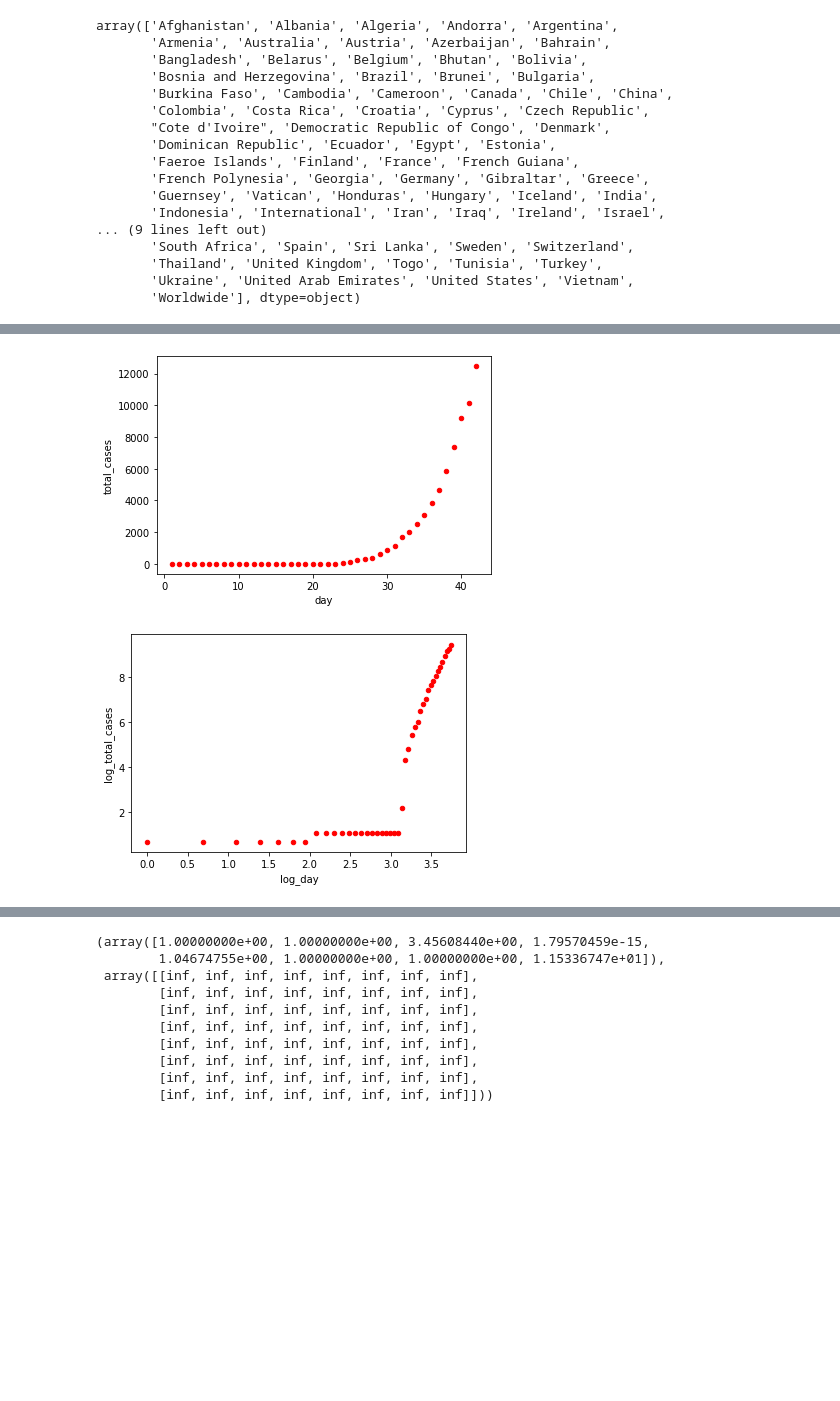
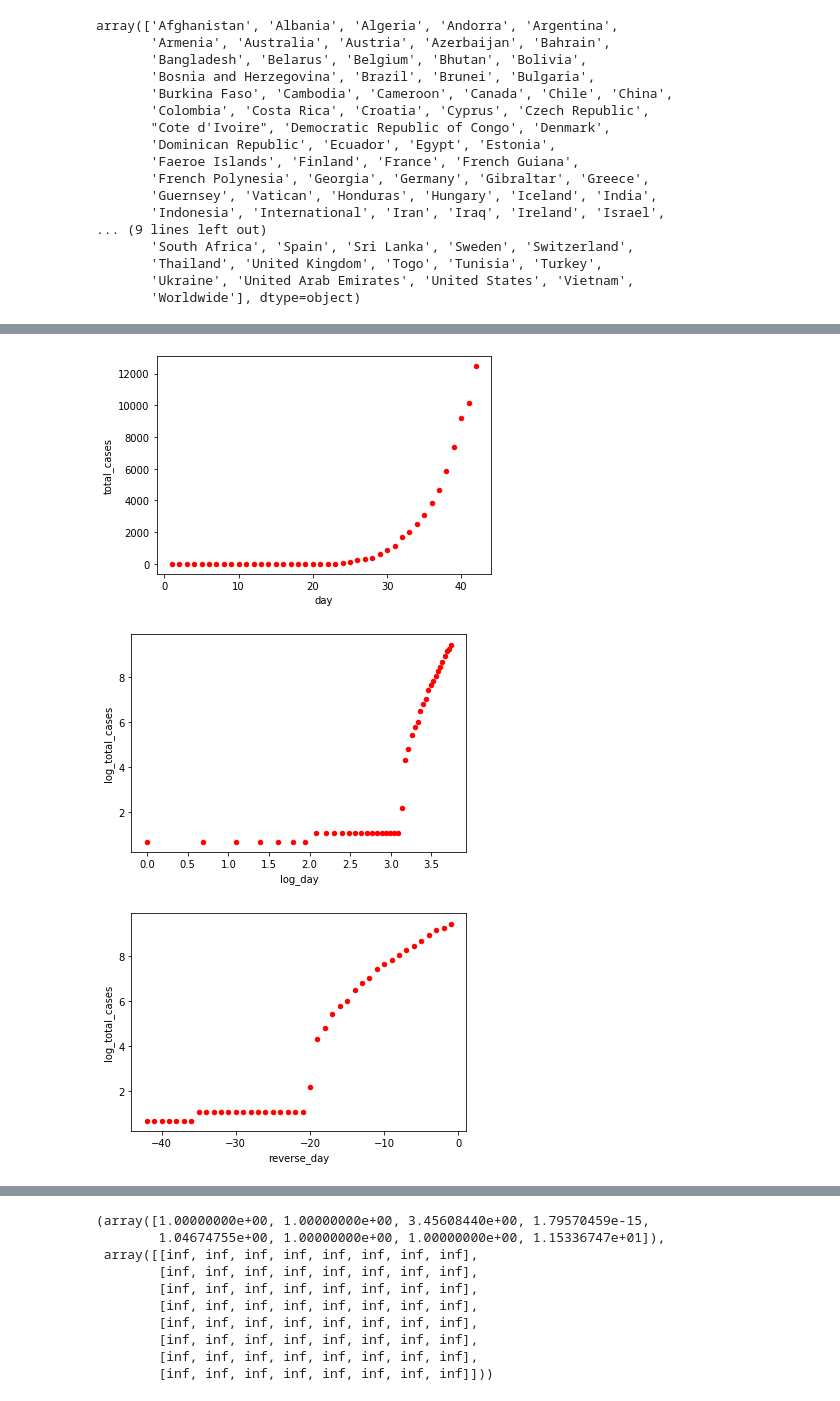
Before and after one commit to rishemjit/COVID_analysis, a Jupyter notebook: Analysis.ipynb, the cells around one changed output, grey strips where cells are left out. Drawn from its saved outputs; the diff is of its cells as text; code cells hidden in the pictures; blank space fills up the shorter version.

```diff
--- a/Analysis.ipynb
+++ b/Analysis.ipynb
@@ -106,8 +112,11 @@ See the caveats in the documentation: https://pandas.pydata.org/pandas-docs/stab
 # %%
 dCV_country['Italy'].plot(kind='scatter',x='day',y='total_cases',color='red')
 plt.show()
 dCV_country['Italy'].plot(kind='scatter',x='log_day',y='log_total_cases',color='red')
 plt.show()
+dCV_country['Italy'].plot(kind='scatter',x='reverse_day',y='log_total_cases',color='red')
+plt.show()
 # %% [output]
 [figure]
 [figure]
+[figure, added]
```
Also changed, not shown: parts of 5 cells of this notebook.
